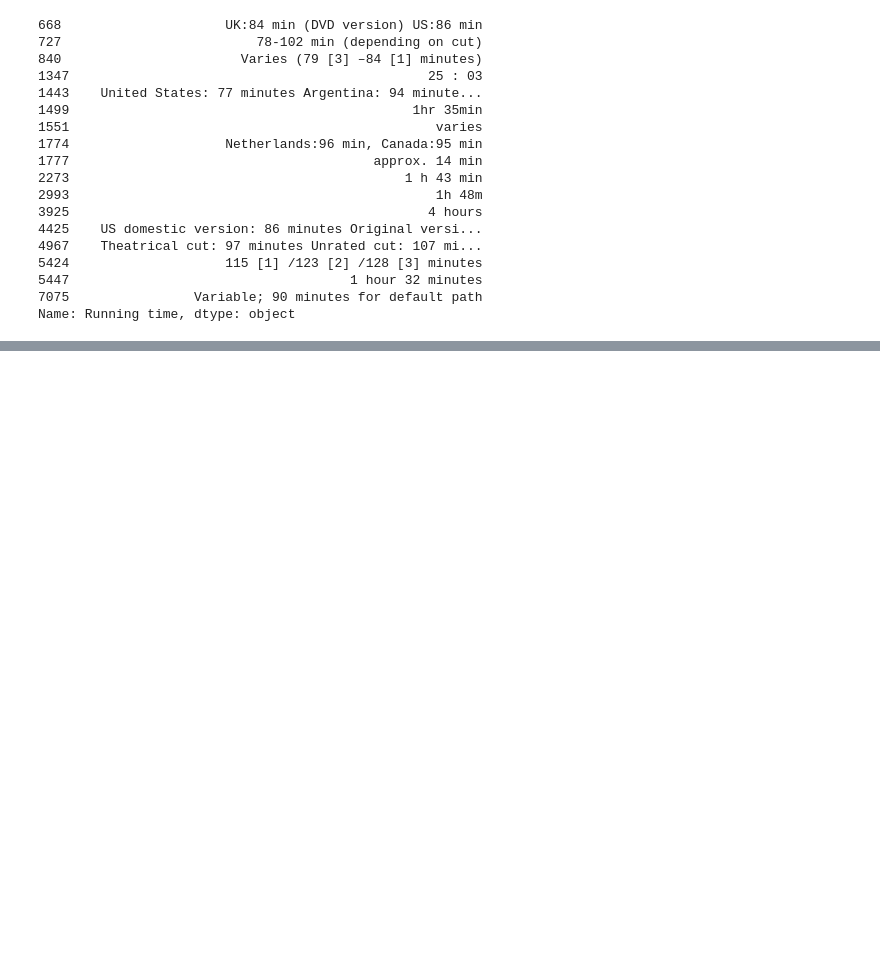
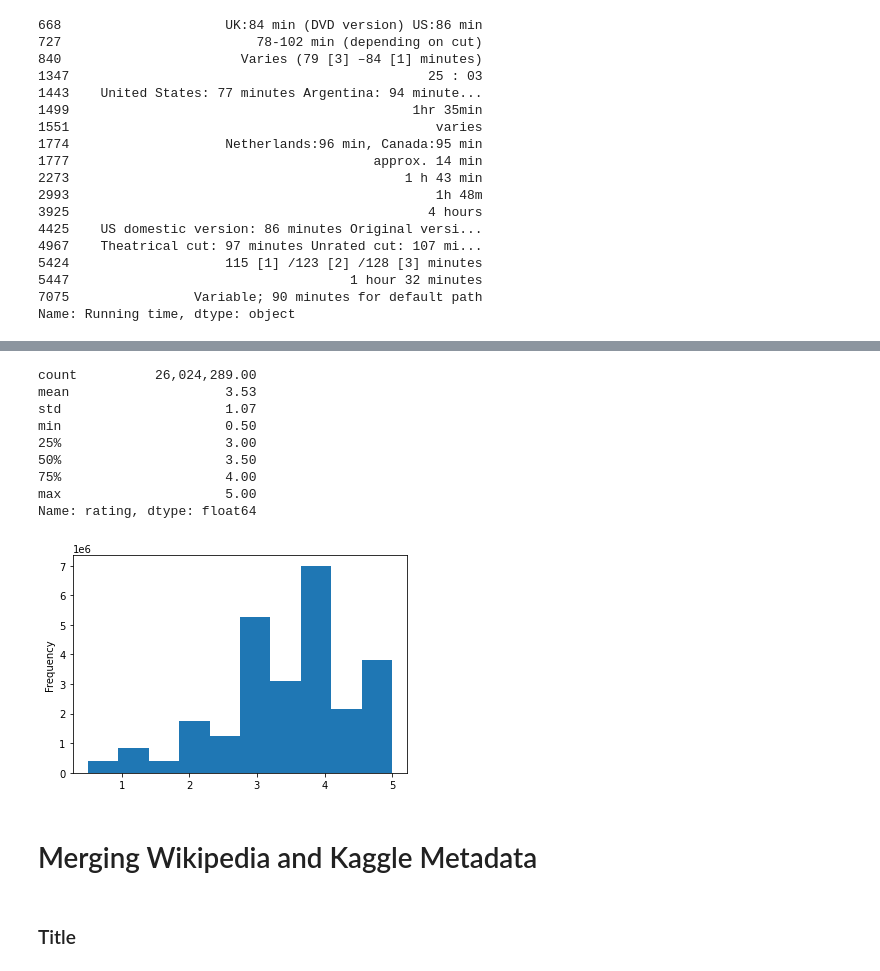
Before and after one commit to EstherUto/Movies-ETL, a Jupyter notebook: wiki_analysis.ipynb, the cells around one changed output, grey strips where cells are left out. Drawn from its saved outputs; the diff is of its cells as text; code cells hidden in the pictures; blank space fills up the shorter version.

Commit message:
Wiki and Kaggl Combination

```diff
--- a/wiki_analysis.ipynb
+++ b/wiki_analysis.ipynb
@@ -17,0 +27,3 @@ len(wiki_movies_raw)
+# %%
+kaggle_metadata = pd.read_csv(f'/Users/Esther/Desktop/Data_Analysis/Module_8/movies_metadata.csv', low_memory=False)
+ratings = pd.read_csv(f'/Users/Esther/Desktop/Data_Analysis/Module_8/ratings.csv')
@@ -501,0 +641,19 @@ wiki_movies_df.drop('Running time', axis=1, inplace=True)
+# %%
+ratings['timestamp'] = pd.to_datetime(ratings['timestamp'], unit='s')
+# %%
+pd.options.display.float_format = '{:20,.2f}'.format
+ratings['rating'].plot(kind='hist')
+ratings['rating'].describe()
+# %% [output]
+count          26,024,289.00
+mean                    3.53
+std                     1.07
+min                     0.50
+25%                     3.00
+50%                     3.50
+75%                     4.00
+max                     5.00
+Name: rating, dtype: float64
+[figure, added]
+# %% [markdown]
+# Merging Wikipedia and Kaggle Metadata
@@ -501,0 +673,2 @@ wiki_movies_df.drop('Running time', axis=1, inplace=True)
+# %% [markdown]
+### Title
```
Also changed, not shown: parts of 53 cells of this notebook, 3 other files.
